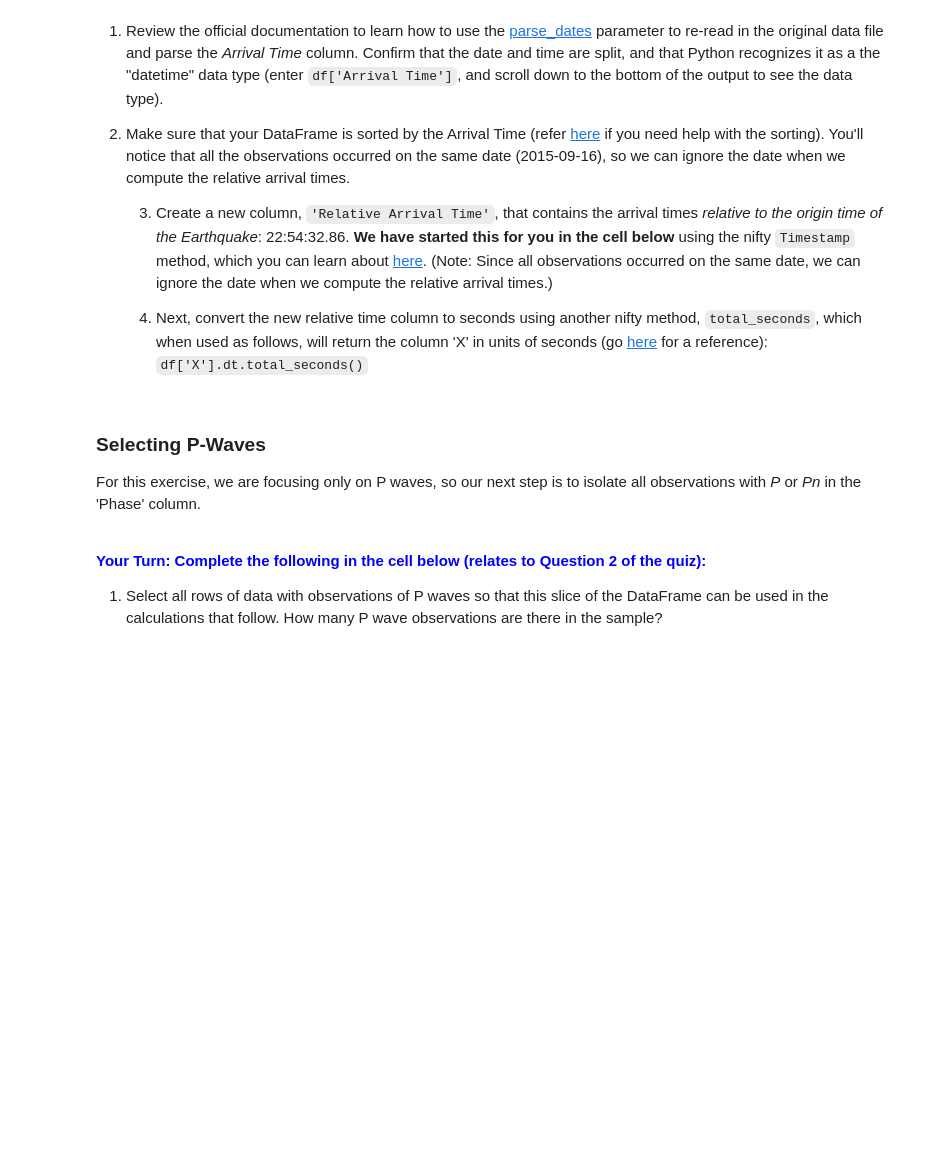
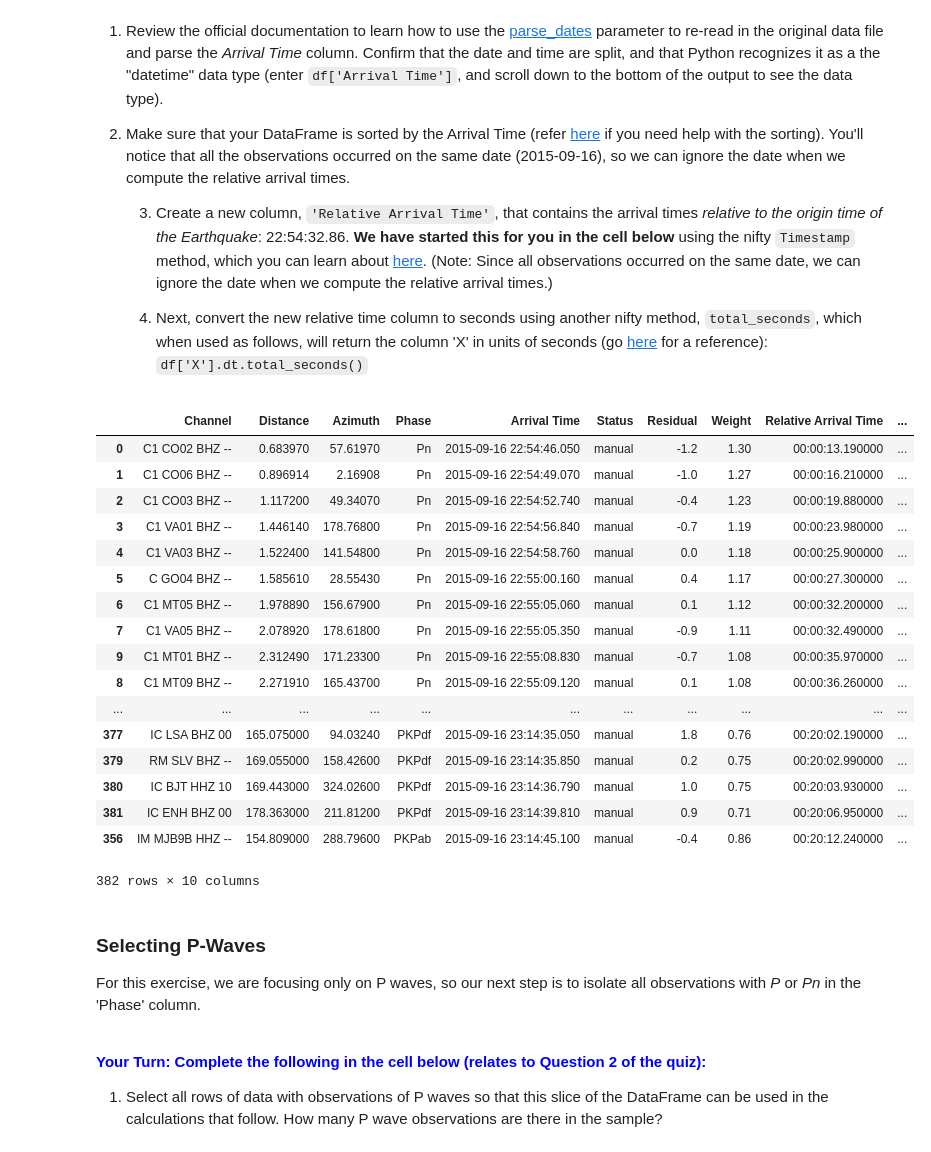
Before and after one commit to ECGonzales/LSSTC_PythonTutorial, a Jupyter notebook: Final_Challenge.ipynb, the cells around one changed output. Cells and saved outputs as stored; diff of their text form; code cells hidden in the pictures; blank space fills up the shorter version.

```diff
--- a/Final_Challenge.ipynb
+++ b/Final_Challenge.ipynb
@@ -73,3 +87,34 @@ df.loc[:, FILL IN CODE ] = df[ FILL IN CODE ].dt.total_seconds()
+# %%
+import pandas as pd
+
+df = pd.read_csv('Earthquake_data.txt', header=None, comment='#', sep='\t',
+                 names=['Channel','Distance', 'Azimuth', 'Phase', 'Arrival Time', 'Status','Residual','Weight'],
+                 parse_dates=['Arrival Time'])
+df = df.sort_values('Arrival Time')
+
+# Get Relative arrival time in seconds
+df.loc[:,'Relative Arrival Time'] = df['Arrival Time'] - pd.Timestamp('2015-09-16 22:54:32.86')
+df.loc[:, 'X'] = df['Relative Arrival Time'].dt.total_seconds()
+df
+# %% [output]
+|  | Channel | Distance | Azimuth | Phase | Arrival Time | Status | Residual | Weight | Relative Arrival Time | ... |
+| 0 | C1 CO02 BHZ -- | 0.683970 | 57.61970 | Pn | 2015-09-16 22:54:46.050 | manual | -1.2 | 1.30 | 00:00:13.190000 | ... |
+| 1 | C1 CO06 BHZ -- | 0.896914 | 2.16908 | Pn | 2015-09-16 22:54:49.070 | manual | -1.0 | 1.27 | 00:00:16.210000 | ... |
+| 2 | C1 CO03 BHZ -- | 1.117200 | 49.34070 | Pn | 2015-09-16 22:54:52.740 | manual | -0.4 | 1.23 | 00:00:19.880000 | ... |
+| 3 | C1 VA01 BHZ -- | 1.446140 | 178.76800 | Pn | 2015-09-16 22:54:56.840 | manual | -0.7 | 1.19 | 00:00:23.980000 | ... |
+| 4 | C1 VA03 BHZ -- | 1.522400 | 141.54800 | Pn | 2015-09-16 22:54:58.760 | manual | 0.0 | 1.18 | 00:00:25.900000 | ... |
+| 5 | C GO04 BHZ -- | 1.585610 | 28.55430 | Pn | 2015-09-16 22:55:00.160 | manual | 0.4 | 1.17 | 00:00:27.300000 | ... |
+| 6 | C1 MT05 BHZ -- | 1.978890 | 156.67900 | Pn | 2015-09-16 22:55:05.060 | manual | 0.1 | 1.12 | 00:00:32.200000 | ... |
+| 7 | C1 VA05 BHZ -- | 2.078920 | 178.61800 | Pn | 2015-09-16 22:55:05.350 | manual | -0.9 | 1.11 | 00:00:32.490000 | ... |
+| 9 | C1 MT01 BHZ -- | 2.312490 | 171.23300 | Pn | 2015-09-16 22:55:08.830 | manual | -0.7 | 1.08 | 00:00:35.970000 | ... |
+| 8 | C1 MT09 BHZ -- | 2.271910 | 165.43700 | Pn | 2015-09-16 22:55:09.120 | manual | 0.1 | 1.08 | 00:00:36.260000 | ... |
+| ... | ... | ... | ... | ... | ... | ... | ... | ... | ... | ... |
+| 377 | IC LSA BHZ 00 | 165.075000 | 94.03240 | PKPdf | 2015-09-16 23:14:35.050 | manual | 1.8 | 0.76 | 00:20:02.190000 | ... |
+| 379 | RM SLV BHZ -- | 169.055000 | 158.42600 | PKPdf | 2015-09-16 23:14:35.850 | manual | 0.2 | 0.75 | 00:20:02.990000 | ... |
+| 380 | IC BJT HHZ 10 | 169.443000 | 324.02600 | PKPdf | 2015-09-16 23:14:36.790 | manual | 1.0 | 0.75 | 00:20:03.930000 | ... |
+| 381 | IC ENH BHZ 00 | 178.363000 | 211.81200 | PKPdf | 2015-09-16 23:14:39.810 | manual | 0.9 | 0.71 | 00:20:06.950000 | ... |
+| 356 | IM MJB9B HHZ -- | 154.809000 | 288.79600 | PKPab | 2015-09-16 23:14:45.100 | manual | -0.4 | 0.86 | 00:20:12.240000 | ... |
+382 rows × 10 columns
 # %% [markdown]
 ### Selecting P-Waves
 For this exercise, we are focusing only on P waves, so our next step is to isolate all observations with <em>P</em> or <em>Pn</em> in the 'Phase' column.
```
Also changed, not shown: parts of 10 cells of this notebook.
